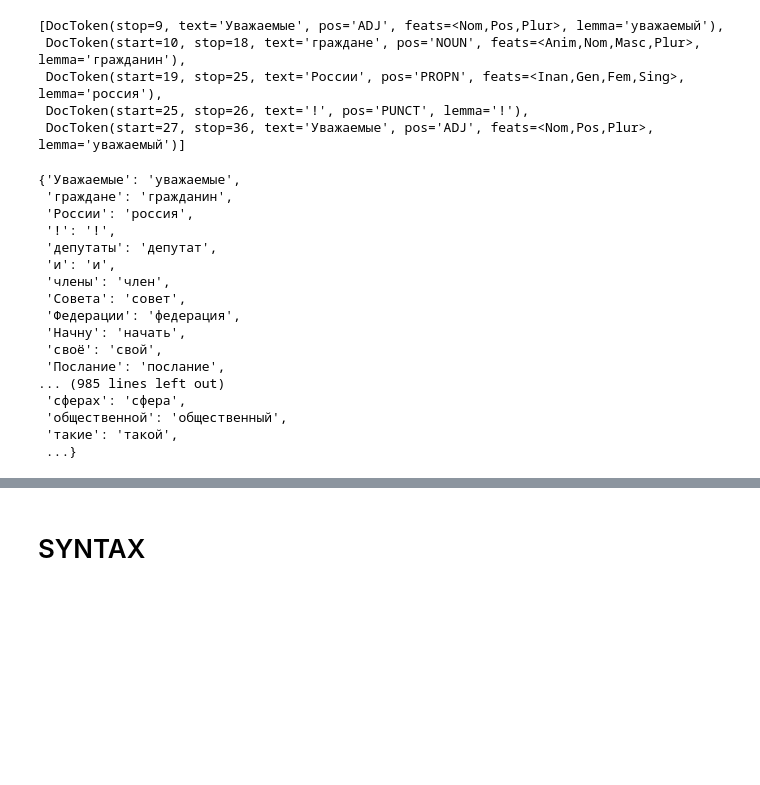
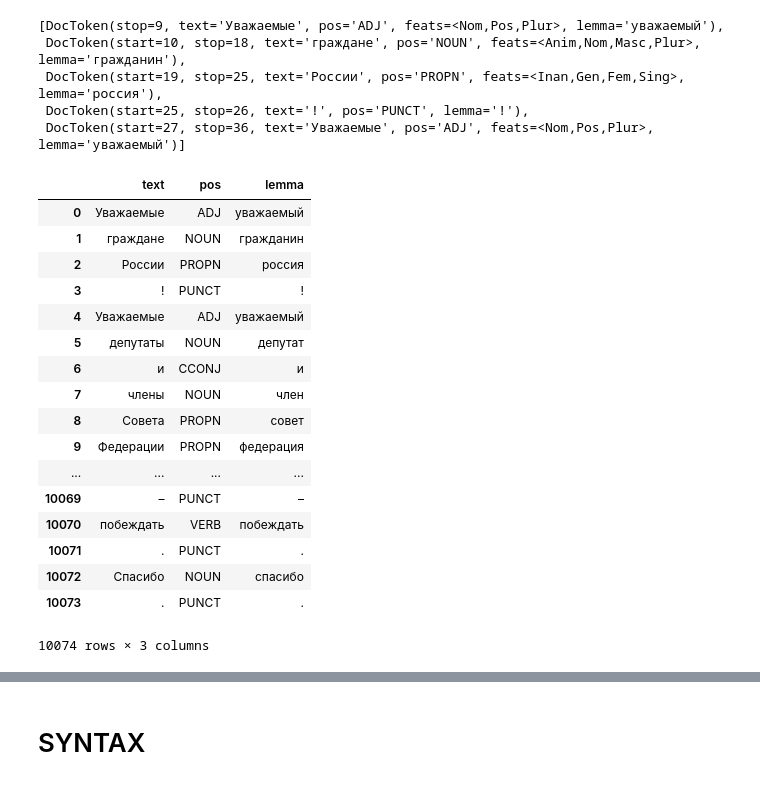
Before and after one commit to iconismo/federal-assembly, a Jupyter notebook: src/analysis-of-one-message.ipynb, the cells around one changed output, grey strips where cells are left out. Cells and saved outputs as stored; diff of their text form; code cells hidden in the pictures; blank space fills up the shorter version.

```diff
--- a/src/analysis-of-one-message.ipynb
+++ b/src/analysis-of-one-message.ipynb
@@ -122,23 +126,36 @@ display(doc.tokens[:5])
  DocToken(start=19, stop=25, text='России', pos='PROPN', feats=<Inan,Gen,Fem,Sing>, lemma='россия'),
  DocToken(start=25, stop=26, text='!', pos='PUNCT', lemma='!'),
  DocToken(start=27, stop=36, text='Уважаемые', pos='ADJ', feats=<Nom,Pos,Plur>, lemma='уважаемый')]
-# %%
-{_.text: _.lemma for _ in doc.tokens}
-# %% [output]
-{'Уважаемые': 'уважаемые',
- 'граждане': 'гражданин',
- 'России': 'россия',
- '!': '!',
- 'депутаты': 'депутат',
- 'и': 'и',
- 'члены': 'член',
- 'Совета': 'совет',
- 'Федерации': 'федерация',
- 'Начну': 'начать',
- 'своё': 'свой',
- 'Послание': 'послание',
-... (985 lines left out)
- 'сферах': 'сфера',
- 'общественной': 'общественный',
- 'такие': 'такой',
- ...}
+# %%
+text = []
+pos = []
+lemma = []
+for i in range(len(doc.tokens)):
+    text.append(doc.tokens[i].text)
+    pos.append(doc.tokens[i].pos)
+    lemma.append(doc.tokens[i].lemma)
+lemma_df = pd.DataFrame()
+lemma_df['text'] = text
+lemma_df['pos'] = pos
+lemma_df['lemma'] = lemma
+# %%
+lemma_df
+# %% [output]
+|  | text | pos | lemma |
+| 0 | Уважаемые | ADJ | уважаемый |
+| 1 | граждане | NOUN | гражданин |
+| 2 | России | PROPN | россия |
+| 3 | ! | PUNCT | ! |
+| 4 | Уважаемые | ADJ | уважаемый |
+| 5 | депутаты | NOUN | депутат |
+| 6 | и | CCONJ | и |
+| 7 | члены | NOUN | член |
+| 8 | Совета | PROPN | совет |
+| 9 | Федерации | PROPN | федерация |
+| ... | ... | ... | ... |
+| 10069 | – | PUNCT | – |
+| 10070 | побеждать | VERB | побеждать |
+| 10071 | . | PUNCT | . |
+| 10072 | Спасибо | NOUN | спасибо |
+| 10073 | . | PUNCT | . |
+10074 rows × 3 columns
```
Also changed, not shown: parts of 19 cells of this notebook, 4 other files.
